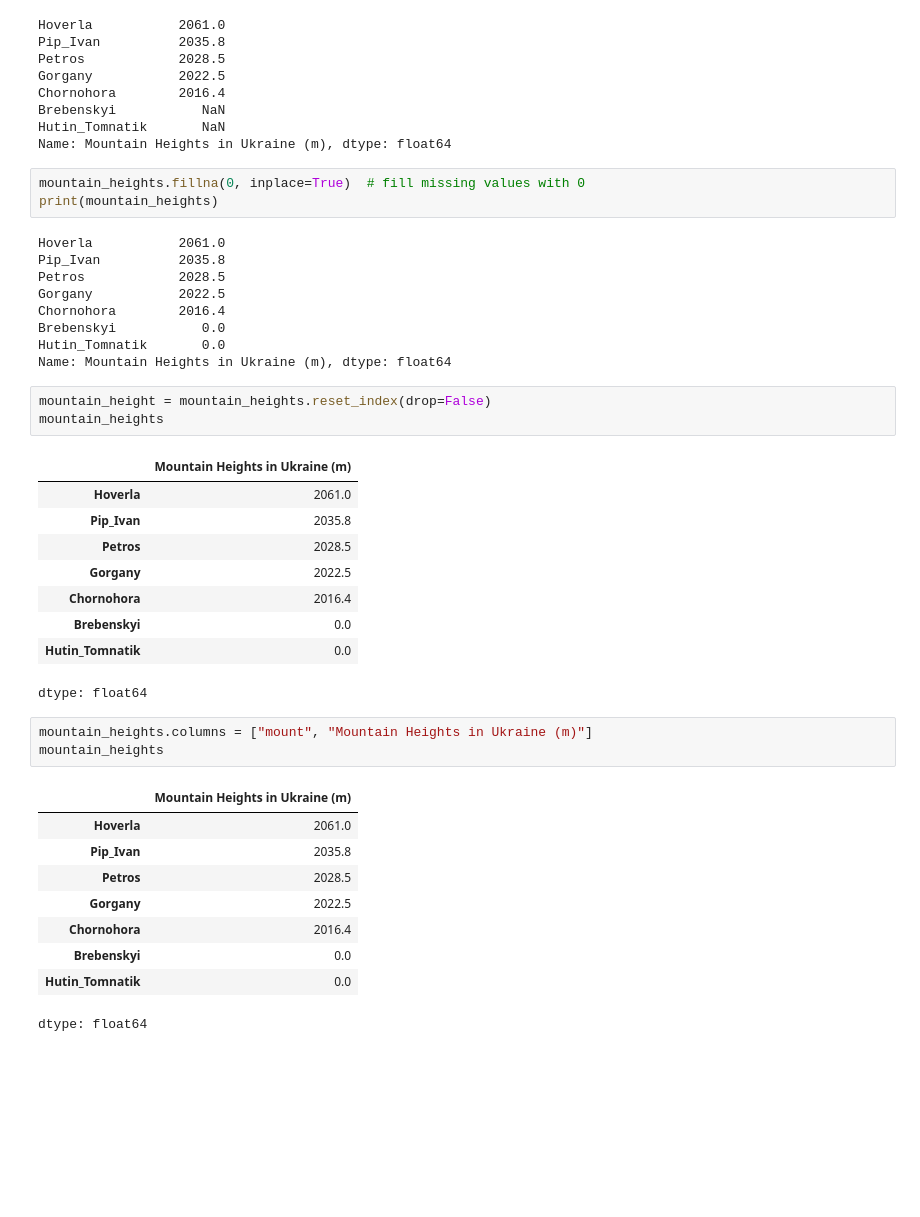
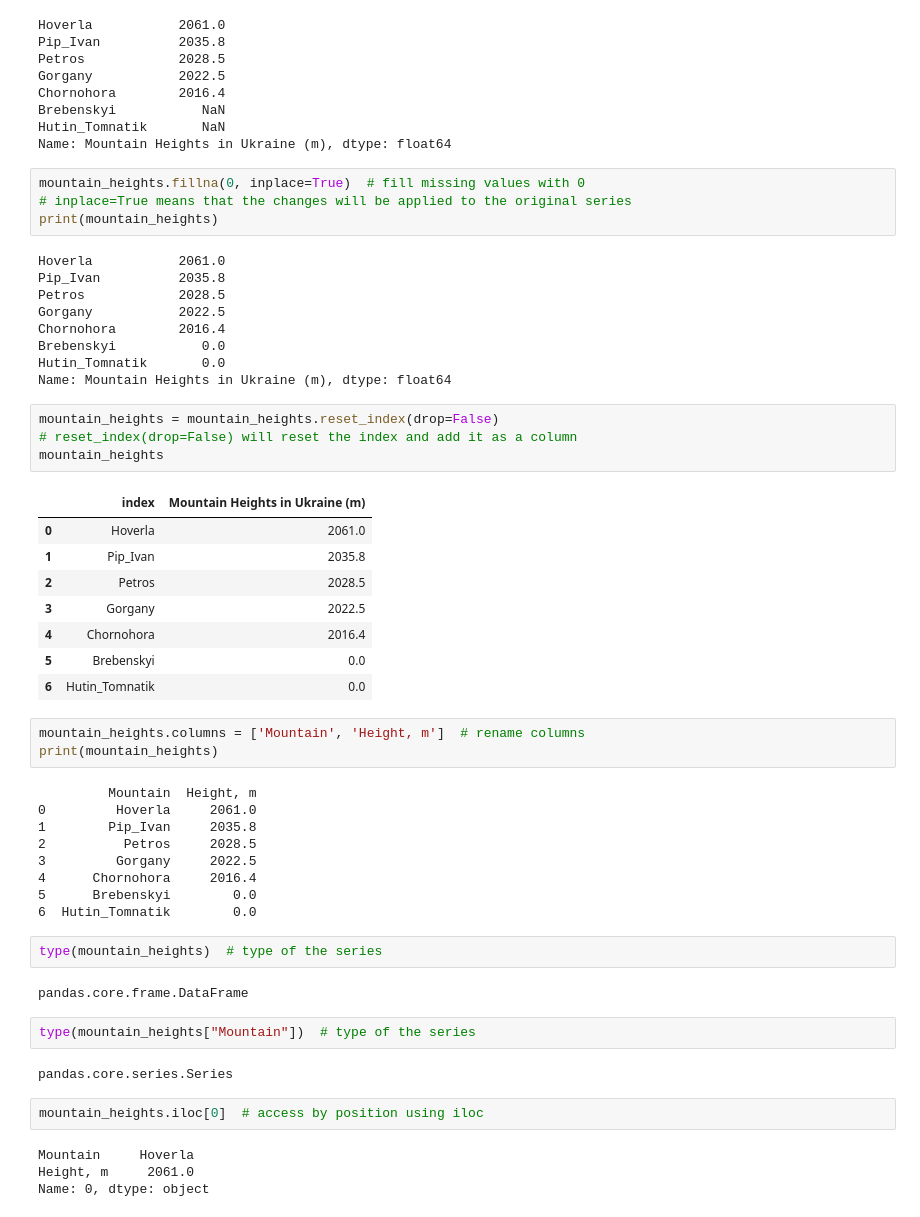
Before and after one commit to SiracencoSerghei/DataScienceHW, a Jupyter notebook: example_kaggle/les_2/les_2_1_kees.ipynb, the cells around one changed output. Drawn from its saved outputs; the diff is of its cells as text; blank space fills up the shorter version.

```diff
--- a/example_kaggle/les_2/les_2_1_kees.ipynb
+++ b/example_kaggle/les_2/les_2_1_kees.ipynb
@@ -340,6 +339,7 @@ Hutin_Tomnatik       NaN
 Name: Mountain Heights in Ukraine (m), dtype: float64
 # %%
 mountain_heights.fillna(0, inplace=True)  # fill missing values with 0
+# inplace=True means that the changes will be applied to the original series
 print(mountain_heights)
 # %% [output]
 Hoverla           2061.0
@@ -350,29 +350,42 @@ Chornohora        2016.4
 Brebenskyi           0.0
 Hutin_Tomnatik       0.0
 Name: Mountain Heights in Ukraine (m), dtype: float64
-# %%
-mountain_height = mountain_heights.reset_index(drop=False)
-mountain_heights
-# %% [output]
-|  | Mountain Heights in Ukraine (m) |
-| Hoverla | 2061.0 |
-| Pip_Ivan | 2035.8 |
-| Petros | 2028.5 |
-| Gorgany | 2022.5 |
-| Chornohora | 2016.4 |
-| Brebenskyi | 0.0 |
-| Hutin_Tomnatik | 0.0 |
-dtype: float64
+# %%
+mountain_heights = mountain_heights.reset_index(drop=False)
+# reset_index(drop=False) will reset the index and add it as a column
+mountain_heights
+# %% [output]
+|  | index | Mountain Heights in Ukraine (m) |
+| 0 | Hoverla | 2061.0 |
+| 1 | Pip_Ivan | 2035.8 |
+| 2 | Petros | 2028.5 |
+| 3 | Gorgany | 2022.5 |
+| 4 | Chornohora | 2016.4 |
+| 5 | Brebenskyi | 0.0 |
+| 6 | Hutin_Tomnatik | 0.0 |
 # %%
-mountain_heights.columns = ["mount", "Mountain Heights in Ukraine (m)"]
-mountain_heights
+mountain_heights.columns = ['Mountain', 'Height, m']  # rename columns
+print(mountain_heights)
 # %% [output]
-|  | Mountain Heights in Ukraine (m) |
-| Hoverla | 2061.0 |
-| Pip_Ivan | 2035.8 |
-| Petros | 2028.5 |
-| Gorgany | 2022.5 |
-| Chornohora | 2016.4 |
-| Brebenskyi | 0.0 |
-| Hutin_Tomnatik | 0.0 |
-dtype: float64
+         Mountain  Height, m
+0         Hoverla     2061.0
+1        Pip_Ivan     2035.8
+2          Petros     2028.5
+3         Gorgany     2022.5
+4      Chornohora     2016.4
+5      Brebenskyi        0.0
+6  Hutin_Tomnatik        0.0
+# %%
+type(mountain_heights)  # type of the series
+# %% [output]
+pandas.core.frame.DataFrame
+# %%
+type(mountain_heights["Mountain"])  # type of the series
+# %% [output]
+pandas.core.series.Series
+# %%
+mountain_heights.iloc[0]  # access by position using iloc
+# %% [output]
+Mountain     Hoverla
+Height, m     2061.0
+Name: 0, dtype: object
```
Also changed, not shown: parts of 37 cells of this notebook, 4 other files.
